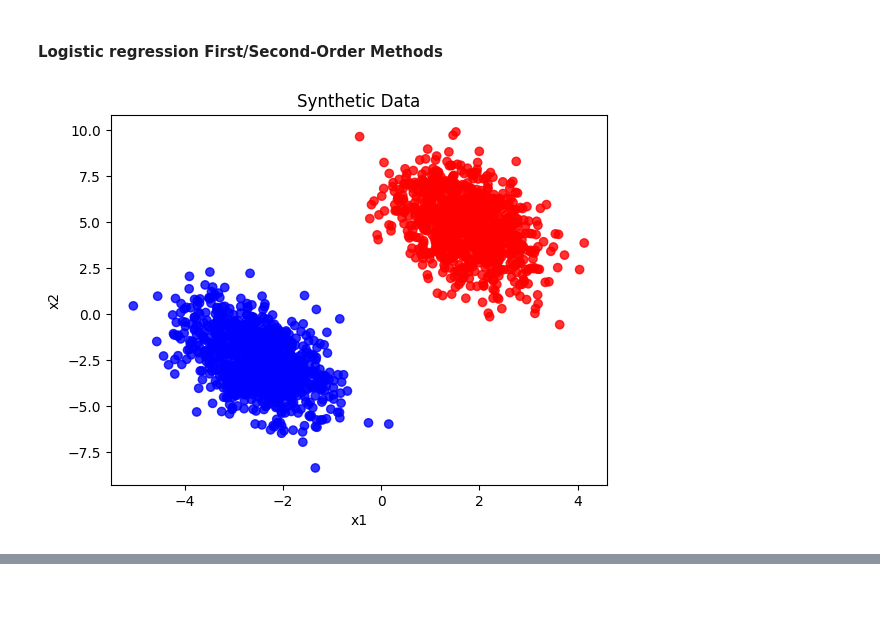
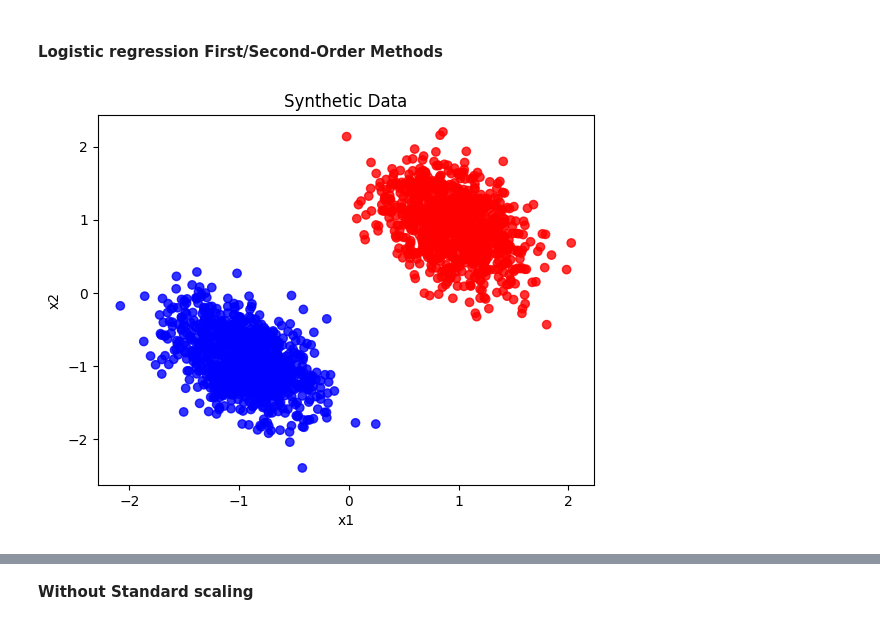
Before and after one commit to minuraashen/Machine-Learning, a Jupyter notebook: EN3150-Pattern_Recognition/Assignment 2/Assignment_02.ipynb, the cells around one changed output, grey strips where cells are left out. Saved outputs shown, nothing was run; the diff lists cells and outputs as text; code cells hidden in the pictures; blank space fills up the shorter version.

```diff
--- a/EN3150-Pattern_Recognition/Assignment 2/Assignment_02.ipynb
+++ b/EN3150-Pattern_Recognition/Assignment 2/Assignment_02.ipynb
@@ -233,23 +294,55 @@ Accuracy: 1.0
 # %%
 import numpy as np
 import matplotlib.pyplot as plt
 import numpy as np
 from sklearn.datasets import make_blobs
+from sklearn.preprocessing import StandardScaler
 
 # Generate synthetic data
 np.random.seed(0)
 centers = [[-5, 0], [5, 1.5]]
 X, y = make_blobs(n_samples=2000, centers=centers, random_state=5)
 transformation = [[0.5, 0.5], [-0.5, 1.5]]
 X = np.dot(X, transformation)
 
+X = StandardScaler().fit_transform(X)
+
+# Visualize data
 plt.scatter(X[:,0], X[:,1], c=y, cmap="bwr", alpha=0.8)
 plt.xlabel("x1")
 plt.ylabel("x2")
 plt.title("Synthetic Data")
 plt.show()
 
-print(X)
-print(y)
+# Add bias term
+X_bias = np.c_[X, np.ones(X.shape[0])]
+
+# Define sigmoid function
+def sigmoid(z):
+  return 1 / (1 + np.exp(-z))
+
+def compute_loss(X, Y, W):
+  p = sigmoid(X @ W)
+  eps = 1e-9
+  return -np.mean(Y*np.log(p+eps) + (1-Y)*np.log(1-p+eps))
+
+def compute_grad(X, Y, W):
+  return (X.T @ (sigmoid(X @ W)-Y)) / len(Y)
+
+# Initialize weights
+Weights = np.zeros(X_bias.shape[1])
+alpha =  0.1
+losses = []
+
+# Batch gradient descent
+for i in range(20):
+  grad = compute_grad(X_bias, y, Weights)
+  Weights -= alpha * grad
+  loss = compute_loss(X_bias, y, Weights)
+  losses.append(loss)
+  print(f"Iteration {i+1}/20: Weights = {Weights}, Loss = {loss}")
+
+print("Final weights (BGD):", Weights)
+print("Final loss (BGD):", losses[-1])
 # %% [output]
-[figure, old version]
+[figure, new version]
@@ -263,0 +366,2 @@ print(y)
+# %% [markdown]
+**Without Standard scaling**
```
Also changed, not shown: parts of 7 cells of this notebook.
